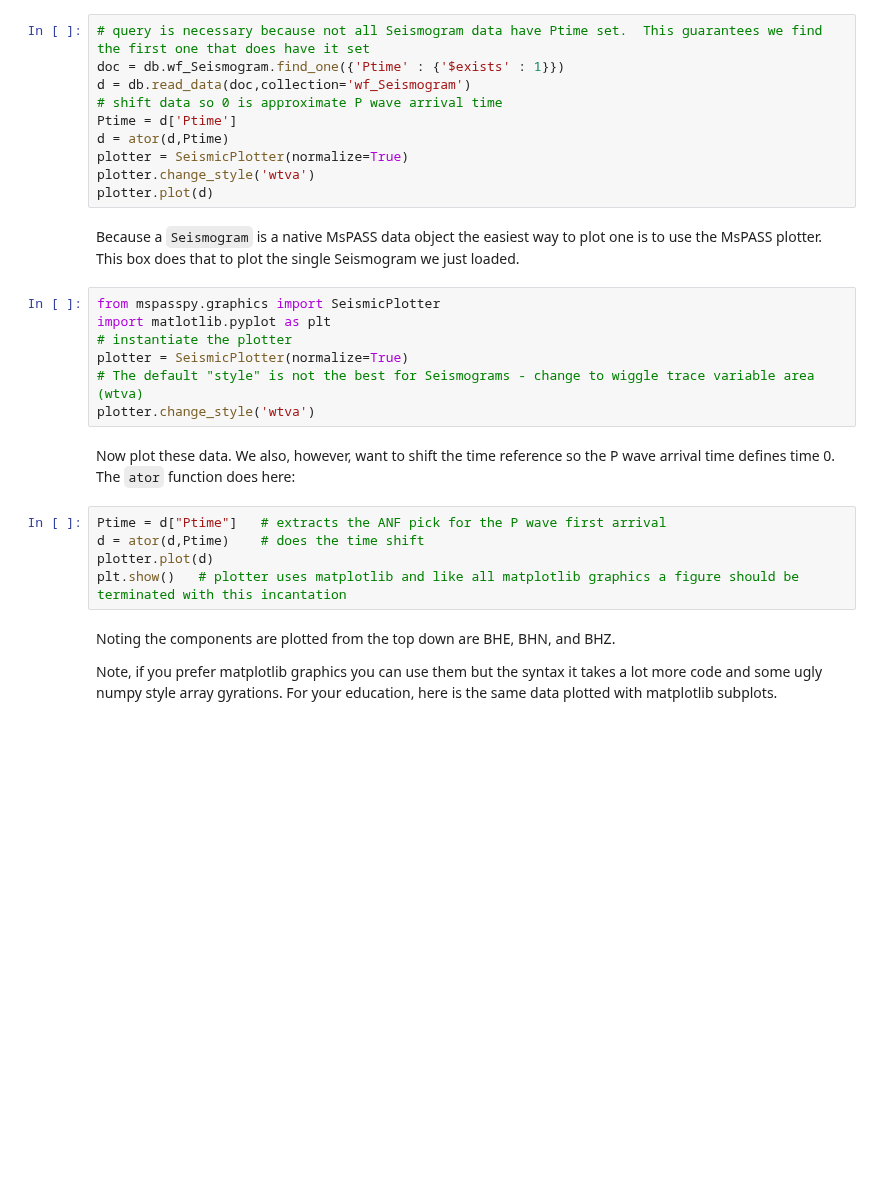
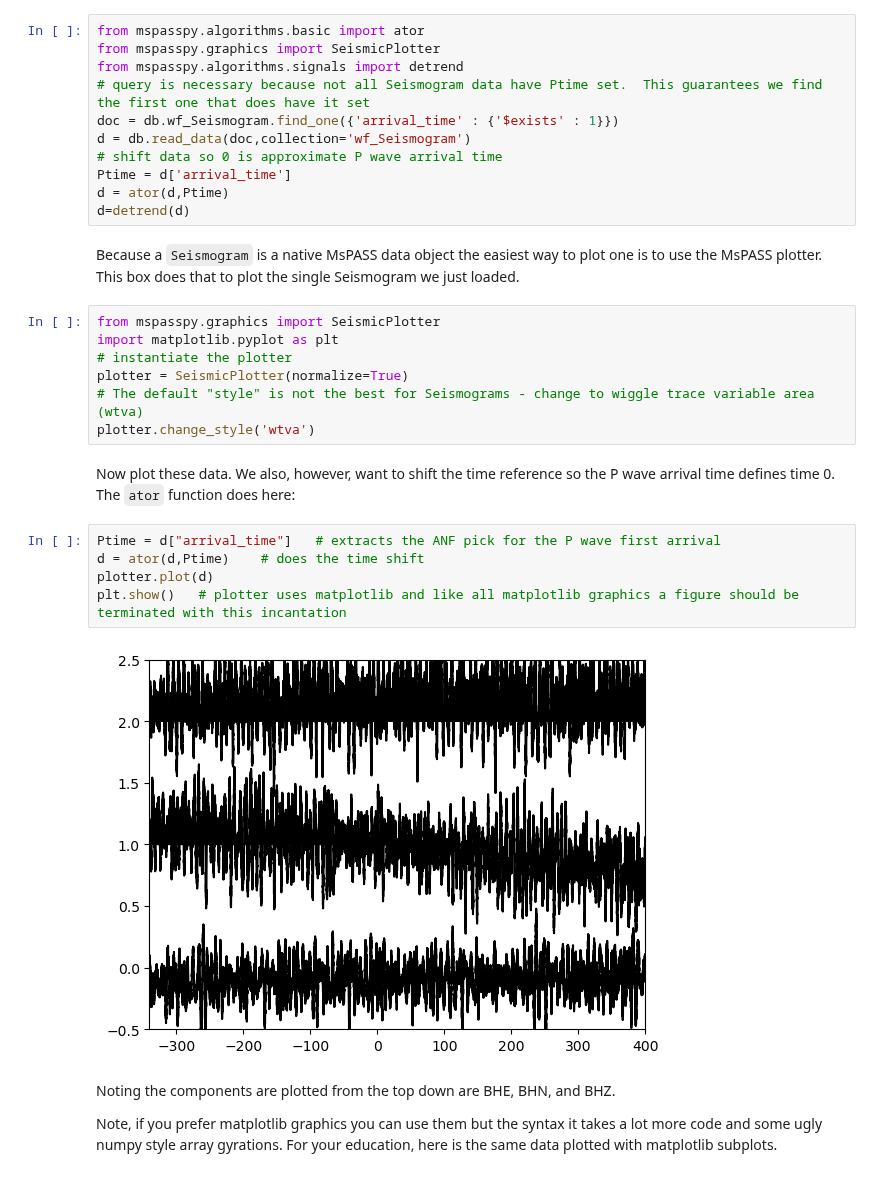
Before and after one commit to mspass-team/mspass_tutorial, a Jupyter notebook: Earthscope2026/SeismogramAside.ipynb, the cells around one changed output. Saved outputs shown, nothing was run; the diff lists cells and outputs as text; blank space fills up the shorter version.

```diff
--- a/Earthscope2026/SeismogramAside.ipynb
+++ b/Earthscope2026/SeismogramAside.ipynb
@@ -23,20 +20,21 @@ db = mspass_client.get_database("ES2026")
 ## Reading and plotting Seismogram objects
 First, read a single `Seismogram` object we can experiment with.   I'm going to use nontrivial query to select a single Seismogram I know from experimentation has a visible signal without any filtering.
 # %%
+from mspasspy.algorithms.basic import ator
+from mspasspy.graphics import SeismicPlotter
+from mspasspy.algorithms.signals import detrend
 # query is necessary because not all Seismogram data have Ptime set.  This guarantees we find the first one that does have it set
-doc = db.wf_Seismogram.find_one({'Ptime' : {'$exists' : 1}})
+doc = db.wf_Seismogram.find_one({'arrival_time' : {'$exists' : 1}})
 d = db.read_data(doc,collection='wf_Seismogram')
 # shift data so 0 is approximate P wave arrival time
-Ptime = d['Ptime']
+Ptime = d['arrival_time']
 d = ator(d,Ptime)
-plotter = SeismicPlotter(normalize=True)
-plotter.change_style('wtva')
-plotter.plot(d)
+d=detrend(d)
 # %% [markdown]
 Because a `Seismogram` is a native MsPASS data object the easiest way to plot one is to use the MsPASS plotter.  This box does that to plot the single Seismogram we just loaded.
 # %%
 from mspasspy.graphics import SeismicPlotter
-import matlotlib.pyplot as plt
+import matplotlib.pyplot as plt
 # instantiate the plotter
 plotter = SeismicPlotter(normalize=True)
 # The default "style" is not the best for Seismograms - change to wiggle trace variable area (wtva)
@@ -44,10 +42,12 @@ plotter.change_style('wtva')
 # %% [markdown]
 Now plot these data.  We also, however, want to shift the time reference so the P wave arrival time defines time 0.   The `ator` function does here:
 # %%
-Ptime = d["Ptime"]   # extracts the ANF pick for the P wave first arrival
+Ptime = d["arrival_time"]   # extracts the ANF pick for the P wave first arrival
 d = ator(d,Ptime)    # does the time shift
 plotter.plot(d)
 plt.show()   # plotter uses matplotlib and like all matplotlib graphics a figure should be terminated with this incantation
+# %% [output]
+[figure, added]
 # %% [markdown]
 Noting the components are plotted from the top down are BHE, BHN, and BHZ.
 
```
Also changed, not shown: parts of 15 cells of this notebook, 8 other files.
